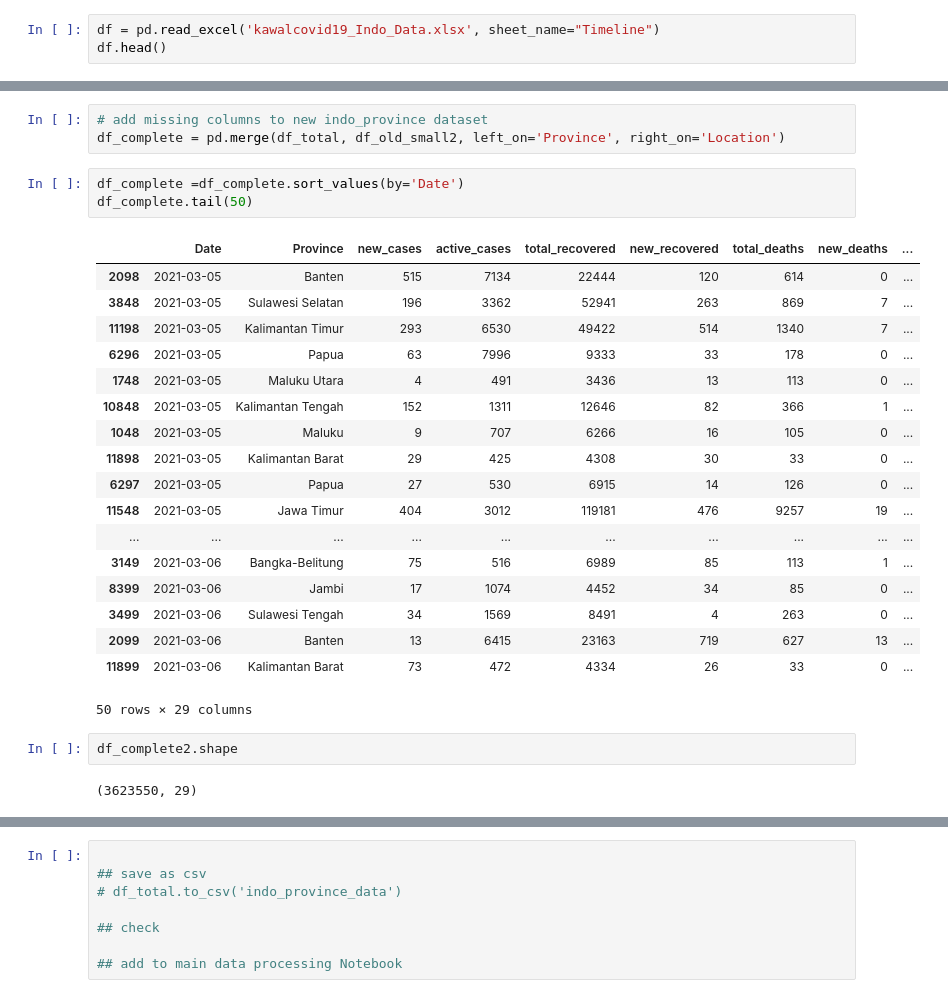
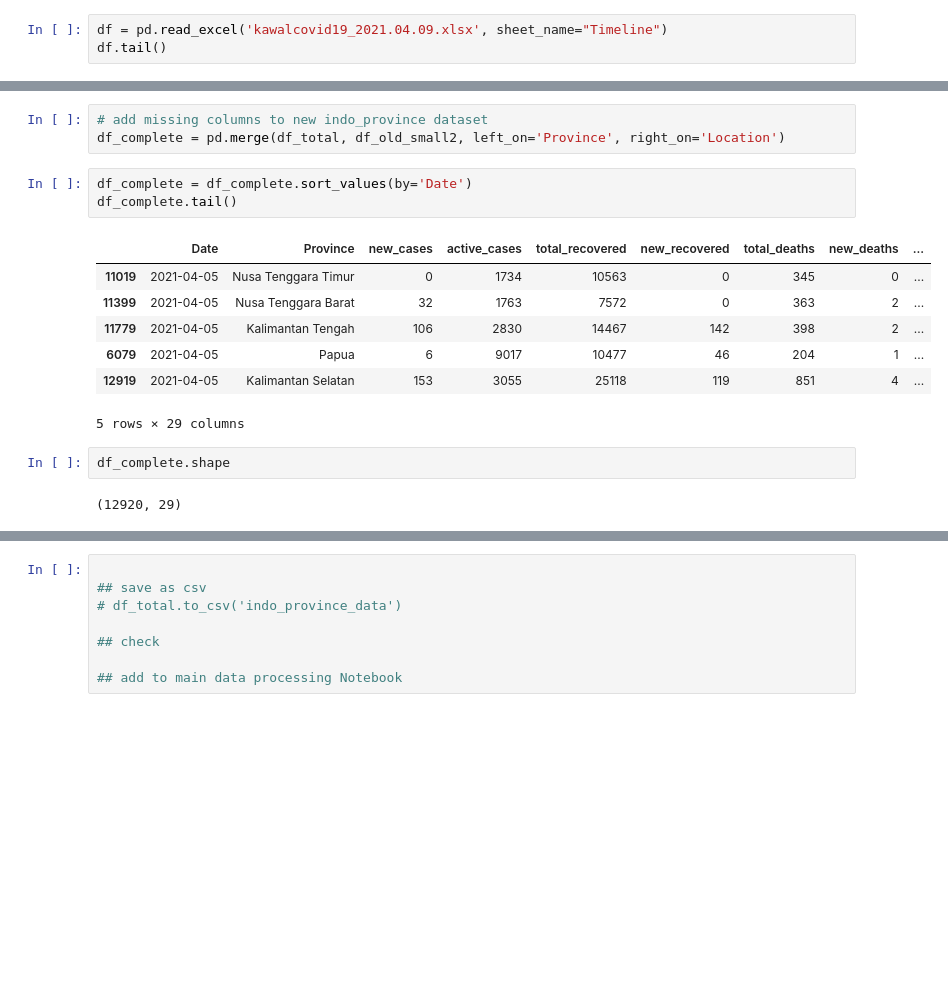
Before and after one commit to Svensone/bali-covid-app, a Jupyter notebook: data/transformKawalData.ipynb, the cells around one changed output, grey strips where cells are left out. Drawn from its saved outputs; the diff is of its cells as text; blank space fills up the shorter version.

Commit message:
adding kawaldata for indo provinces

```diff
--- a/data/transformKawalData.ipynb
+++ b/data/transformKawalData.ipynb
@@ -16,7 +11,7 @@
 import pandas as pd
 import numpy as np
 # %%
-df = pd.read_excel('kawalcovid19_Indo_Data.xlsx', sheet_name="Timeline")
-df.head()
+df = pd.read_excel('kawalcovid19_2021.04.09.xlsx', sheet_name="Timeline")
+df.tail()
 # %% [output]
 |  | Total Kasus | Aceh | Bali | Banten | Babel | Bengkulu | DIY | Jakarta | Jambi | Jabar | ... |
@@ -317,30 +317,19 @@ print(list(set(new_list) - set(old_list)))
 # add missing columns to new indo_province dataset
 df_complete = pd.merge(df_total, df_old_small2, left_on='Province', right_on='Location')
 # %%
-df_complete =df_complete.sort_values(by='Date')
-df_complete.tail(50)
+df_complete = df_complete.sort_values(by='Date')
+df_complete.tail()
 # %% [output]
 |  | Date | Province | new_cases | active_cases | total_recovered | new_recovered | total_deaths | new_deaths | ... |
-| 2098 | 2021-03-05 | Banten | 515 | 7134 | 22444 | 120 | 614 | 0 | ... |
-| 3848 | 2021-03-05 | Sulawesi Selatan | 196 | 3362 | 52941 | 263 | 869 | 7 | ... |
-| 11198 | 2021-03-05 | Kalimantan Timur | 293 | 6530 | 49422 | 514 | 1340 | 7 | ... |
-| 6296 | 2021-03-05 | Papua | 63 | 7996 | 9333 | 33 | 178 | 0 | ... |
-| 1748 | 2021-03-05 | Maluku Utara | 4 | 491 | 3436 | 13 | 113 | 0 | ... |
-| 10848 | 2021-03-05 | Kalimantan Tengah | 152 | 1311 | 12646 | 82 | 366 | 1 | ... |
-| 1048 | 2021-03-05 | Maluku | 9 | 707 | 6266 | 16 | 105 | 0 | ... |
-| 11898 | 2021-03-05 | Kalimantan Barat | 29 | 425 | 4308 | 30 | 33 | 0 | ... |
-| 6297 | 2021-03-05 | Papua | 27 | 530 | 6915 | 14 | 126 | 0 | ... |
-| 11548 | 2021-03-05 | Jawa Timur | 404 | 3012 | 119181 | 476 | 9257 | 19 | ... |
-| ... | ... | ... | ... | ... | ... | ... | ... | ... | ... |
-| 3149 | 2021-03-06 | Bangka-Belitung | 75 | 516 | 6989 | 85 | 113 | 1 | ... |
-| 8399 | 2021-03-06 | Jambi | 17 | 1074 | 4452 | 34 | 85 | 0 | ... |
-| 3499 | 2021-03-06 | Sulawesi Tengah | 34 | 1569 | 8491 | 4 | 263 | 0 | ... |
-| 2099 | 2021-03-06 | Banten | 13 | 6415 | 23163 | 719 | 627 | 13 | ... |
-| 11899 | 2021-03-06 | Kalimantan Barat | 73 | 472 | 4334 | 26 | 33 | 0 | ... |
+| 11019 | 2021-04-05 | Nusa Tenggara Timur | 0 | 1734 | 10563 | 0 | 345 | 0 | ... |
+| 11399 | 2021-04-05 | Nusa Tenggara Barat | 32 | 1763 | 7572 | 0 | 363 | 2 | ... |
+| 11779 | 2021-04-05 | Kalimantan Tengah | 106 | 2830 | 14467 | 142 | 398 | 2 | ... |
+| 6079 | 2021-04-05 | Papua | 6 | 9017 | 10477 | 46 | 204 | 1 | ... |
+| 12919 | 2021-04-05 | Kalimantan Selatan | 153 | 3055 | 25118 | 119 | 851 | 4 | ... |
-50 rows × 29 columns
+5 rows × 29 columns
 # %%
-df_complete2.shape
+df_complete.shape
 # %% [output]
-(3623550, 29)
+(12920, 29)
 # %%
 # df_complete2.head(100)
```
Also changed, not shown: parts of 20 cells of this notebook, 5 other files.
